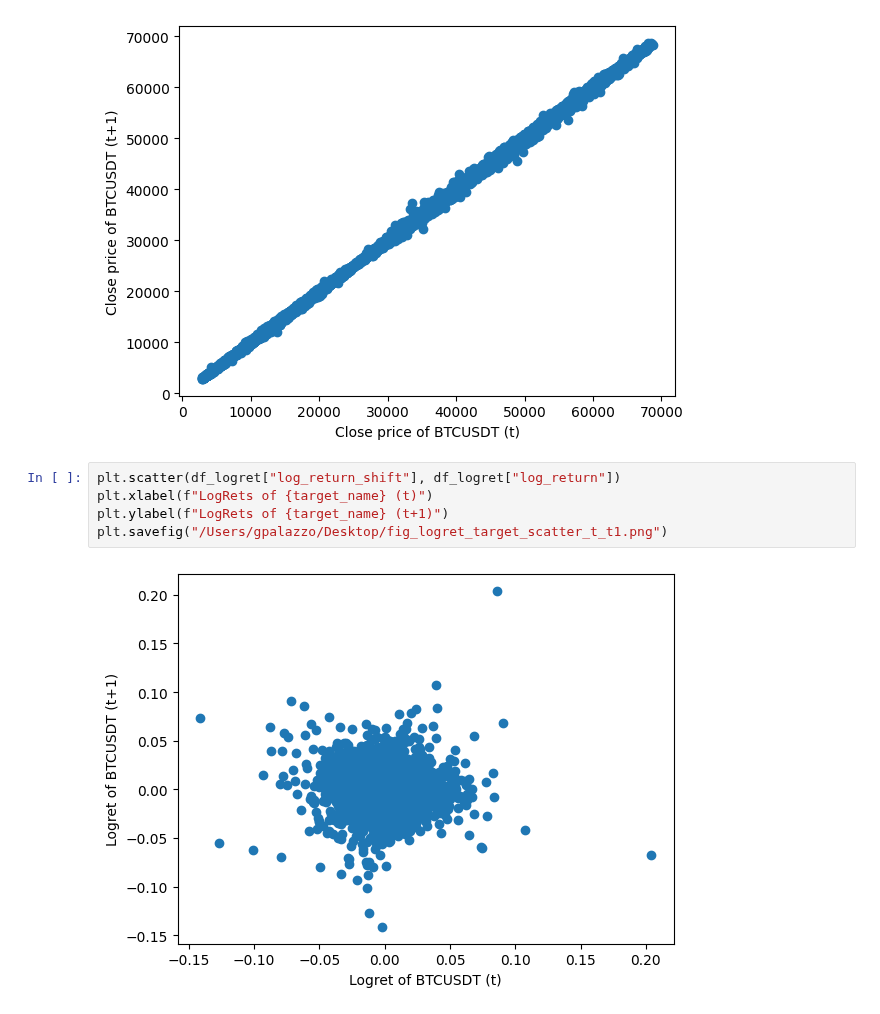
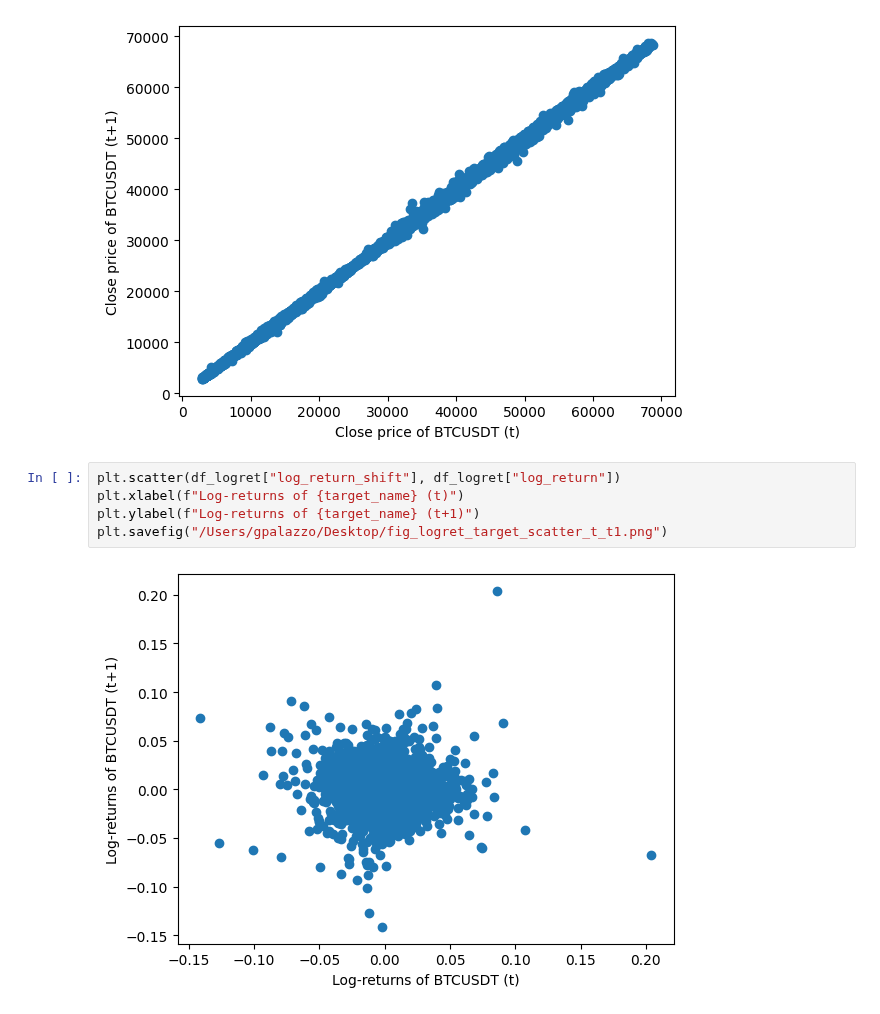
Before and after one commit to gpalazzo/crypto_msc_thesis, a Jupyter notebook: notebooks/methodology/methodology.ipynb, the cells around one changed output. Saved outputs shown, nothing was run; the diff lists cells and outputs as text.

```diff
--- a/notebooks/methodology/methodology.ipynb
+++ b/notebooks/methodology/methodology.ipynb
@@ -46,10 +47,10 @@ plt.savefig("/Users/gpalazzo/Desktop/fig_closePx_target_scatter_t_t1.png")
 [figure]
 # %%
 plt.scatter(df_logret["log_return_shift"], df_logret["log_return"])
-plt.xlabel(f"LogRets of {target_name} (t)")
-plt.ylabel(f"LogRets of {target_name} (t+1)")
+plt.xlabel(f"Log-returns of {target_name} (t)")
+plt.ylabel(f"Log-returns of {target_name} (t+1)")
 plt.savefig("/Users/gpalazzo/Desktop/fig_logret_target_scatter_t_t1.png")
 # %% [output]
-[figure, old version]
+[figure, new version]
 # %%
 plt.scatter(df_pctchg["pctchg_shift"], df_pctchg["pctchg"])
```
Also changed, not shown: parts of 3 cells of this notebook, 5 other files.
